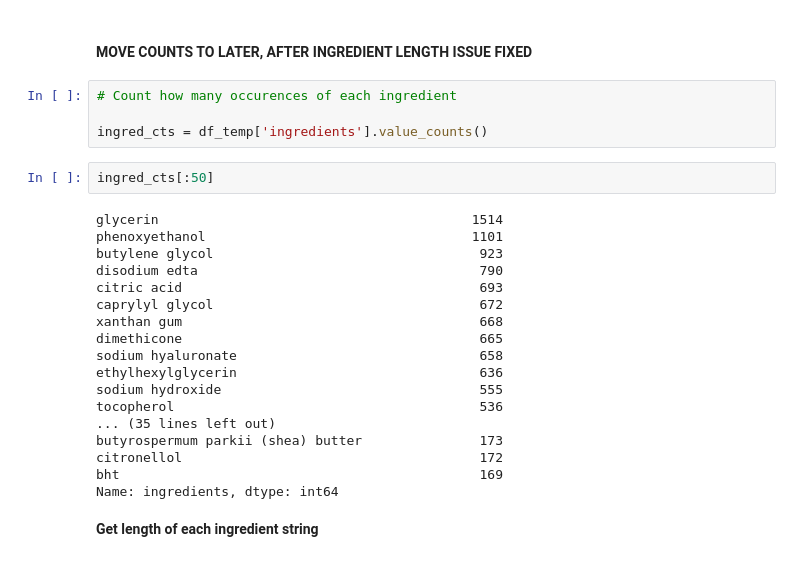
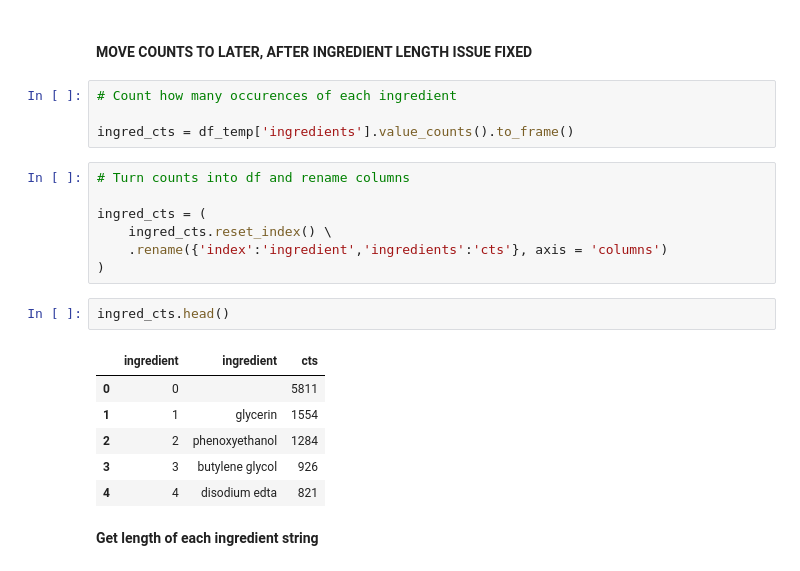
Before and after one commit to paulqsims/insight_project, a Jupyter notebook: notebooks/DataCleaning.ipynb, the cells around one changed output. Cells and saved outputs as stored; diff of their text form.

```diff
--- a/notebooks/DataCleaning.ipynb
+++ b/notebooks/DataCleaning.ipynb
@@ -431,26 +407,22 @@ array(['water/aqua/eau', 'sodium laureth sulfate',
 # %%
 # Count how many occurences of each ingredient
 
-ingred_cts = df_temp['ingredients'].value_counts()
+ingred_cts = df_temp['ingredients'].value_counts().to_frame()
+# %%
+# Turn counts into df and rename columns
+
+ingred_cts = (
+    ingred_cts.reset_index() \
+    .rename({'index':'ingredient','ingredients':'cts'}, axis = 'columns')
+)
 # %%
-ingred_cts[:50]
+ingred_cts.head()
 # %% [output]
-glycerin                                        1514
-phenoxyethanol                                  1101
-butylene glycol                                  923
-disodium edta                                    790
-citric acid                                      693
-caprylyl glycol                                  672
-xanthan gum                                      668
-dimethicone                                      665
-sodium hyaluronate                               658
-ethylhexylglycerin                               636
-sodium hydroxide                                 555
-tocopherol                                       536
-... (35 lines left out)
-butyrospermum parkii (shea) butter               173
-citronellol                                      172
-bht                                              169
-Name: ingredients, dtype: int64
+|  | ingredient | ingredient | cts |
+| 0 | 0 |  | 5811 |
+| 1 | 1 | glycerin | 1554 |
+| 2 | 2 | phenoxyethanol | 1284 |
+| 3 | 3 | butylene glycol | 926 |
+| 4 | 4 | disodium edta | 821 |
 # %% [markdown]
 **Get length of each ingredient string**
```
Also changed, not shown: parts of 13 cells of this notebook.
